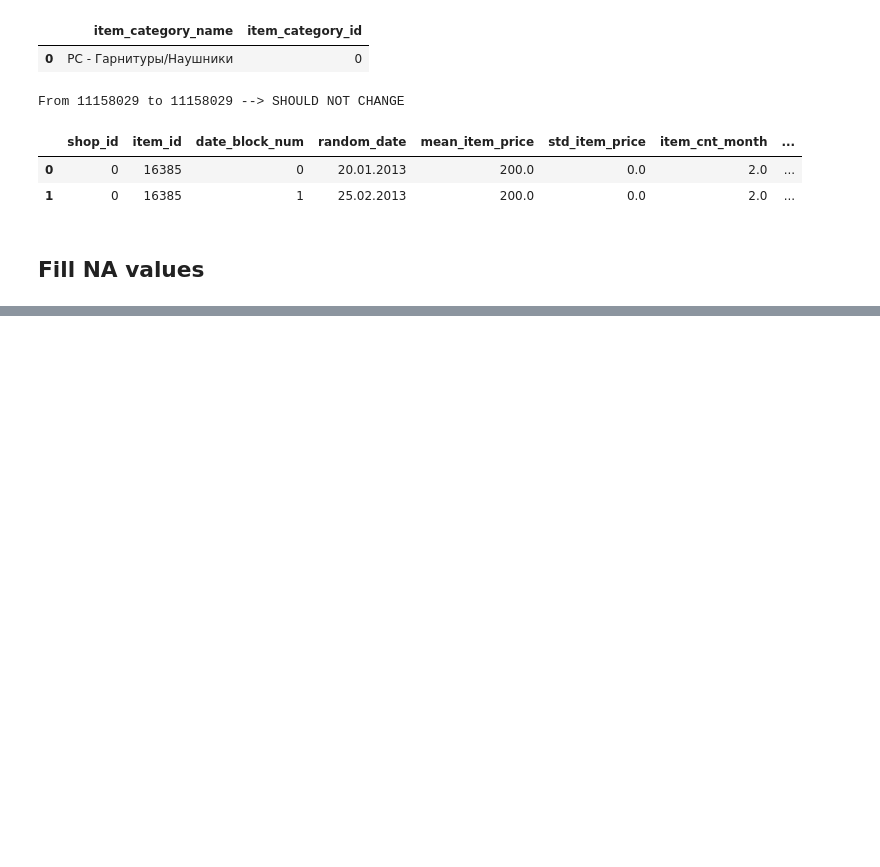
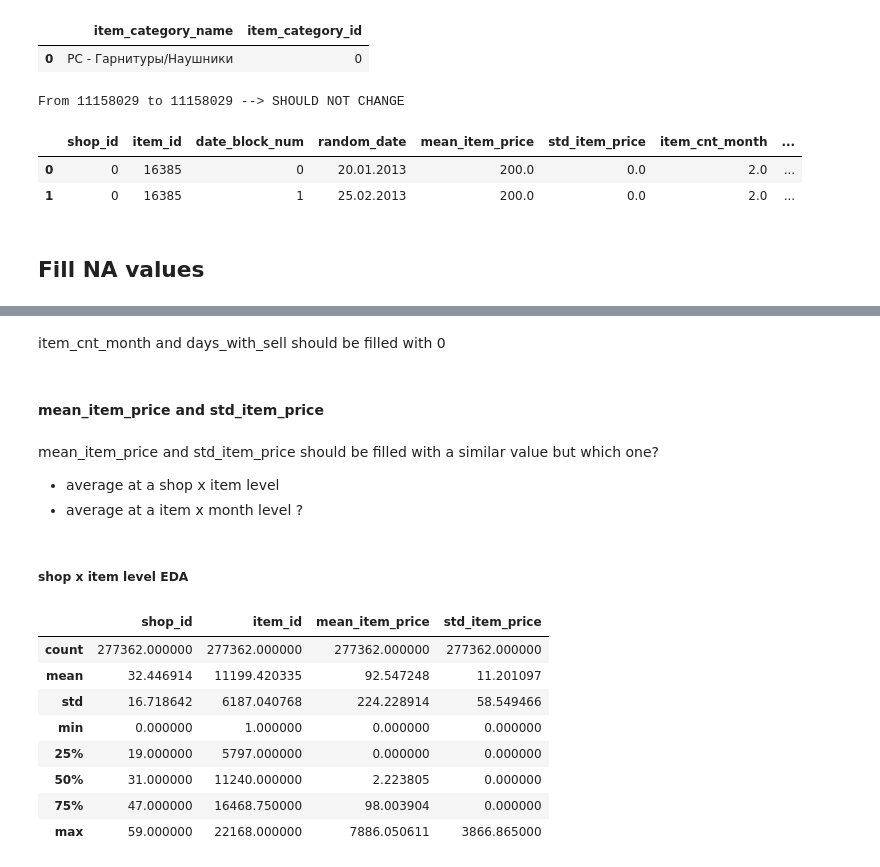
Before and after one commit to RobBlanchard/kaggle-predict-sales, a Jupyter notebook: XGBoost - 2.ipynb, the cells around one changed output, grey strips where cells are left out. Saved outputs shown, nothing was run; the diff lists cells and outputs as text; code cells hidden in the pictures; blank space fills up the shorter version.

Commit message:
Filled NA values

```diff
--- a/XGBoost - 2.ipynb
+++ b/XGBoost - 2.ipynb
@@ -361,0 +379,30 @@ From 11158029 to 11158029 --> SHOULD NOT CHANGE
+# %% [markdown]
+item_cnt_month and days_with_sell should be filled with 0
+# %%
+bigboi[["item_cnt_month","days_with_sell"]] = bigboi[["item_cnt_month","days_with_sell"]].fillna(0)
+# %% [markdown]
+#### mean_item_price and std_item_price
+# %% [markdown]
+mean_item_price and std_item_price should be filled with a similar value but which one?
+- average at a shop x item level
+- average at a item x month level
+?
+# %% [markdown]
+##### shop x item level EDA
+# %%
+(bigboi.dropna()
+             .groupby(["shop_id","item_id"])
+             .agg({"mean_item_price":"std", "std_item_price":"std"})
+             .dropna()
+             .reset_index()
+             .describe())
+# %% [output]
+|  | shop_id | item_id | mean_item_price | std_item_price |
+| count | 277362.000000 | 277362.000000 | 277362.000000 | 277362.000000 |
+| mean | 32.446914 | 11199.420335 | 92.547248 | 11.201097 |
+| std | 16.718642 | 6187.040768 | 224.228914 | 58.549466 |
+| min | 0.000000 | 1.000000 | 0.000000 | 0.000000 |
+| 25% | 19.000000 | 5797.000000 | 0.000000 | 0.000000 |
+| 50% | 31.000000 | 11240.000000 | 2.223805 | 0.000000 |
+| 75% | 47.000000 | 16468.750000 | 98.003904 | 0.000000 |
+| max | 59.000000 | 22168.000000 | 7886.050611 | 3866.865000 |
```
Also changed, not shown: parts of 19 cells of this notebook.
